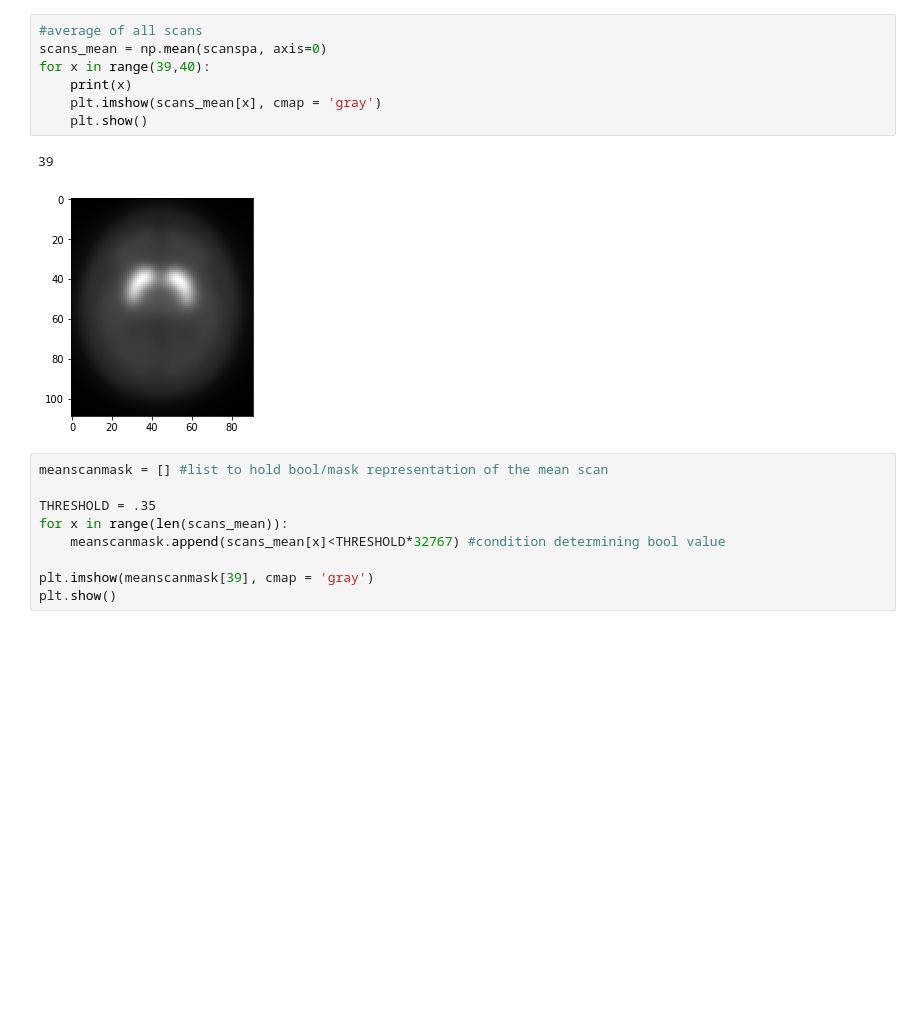
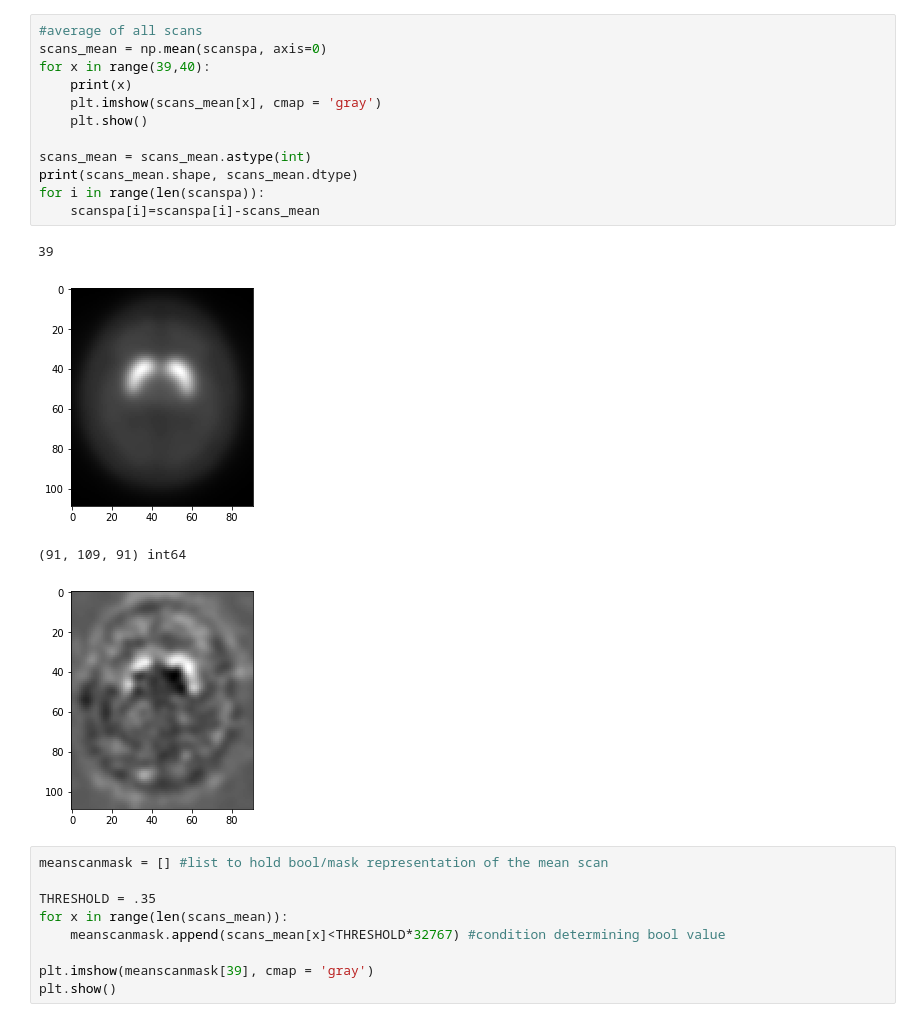
Before and after one commit to govindramesh/PD-3DCNN, a Jupyter notebook: PD-3DCNN.ipynb, the cells around one changed output. Drawn from its saved outputs; the diff is of its cells as text; blank space fills up the shorter version.

```diff
--- a/PD-3DCNN.ipynb
+++ b/PD-3DCNN.ipynb
@@ -39,13 +39,20 @@ print(len(scanspa))
 # %%
 #average of all scans
 scans_mean = np.mean(scanspa, axis=0)
 for x in range(39,40):
     print(x)
     plt.imshow(scans_mean[x], cmap = 'gray')
     plt.show()
+
+scans_mean = scans_mean.astype(int)
+print(scans_mean.shape, scans_mean.dtype)
+for i in range(len(scanspa)):
+    scanspa[i]=scanspa[i]-scans_mean
 # %% [output]
 39
 [figure]
+(91, 109, 91) int64
+[figure, added]
 # %%
 meanscanmask = [] #list to hold bool/mask representation of the mean scan
 
```
Also changed, not shown: parts of 5 cells of this notebook.
